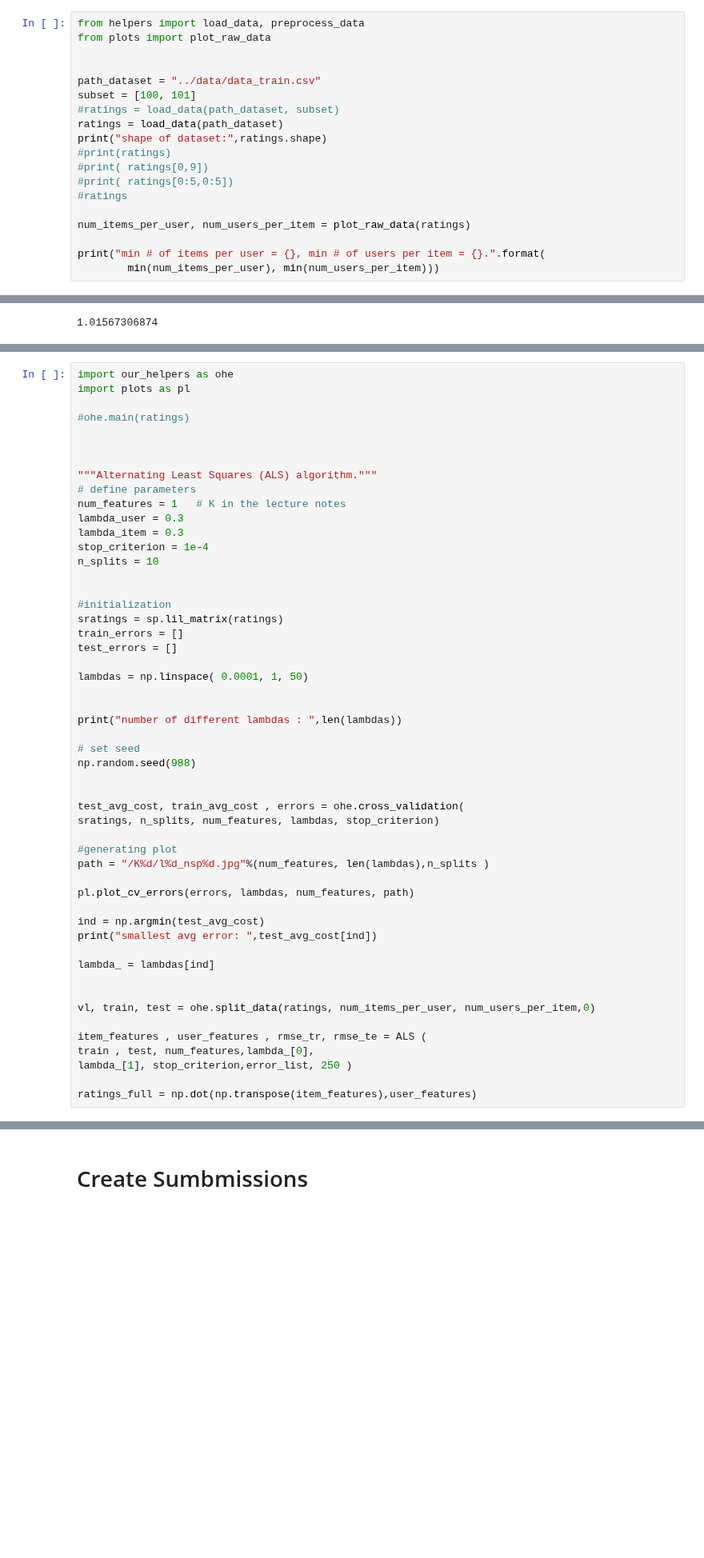
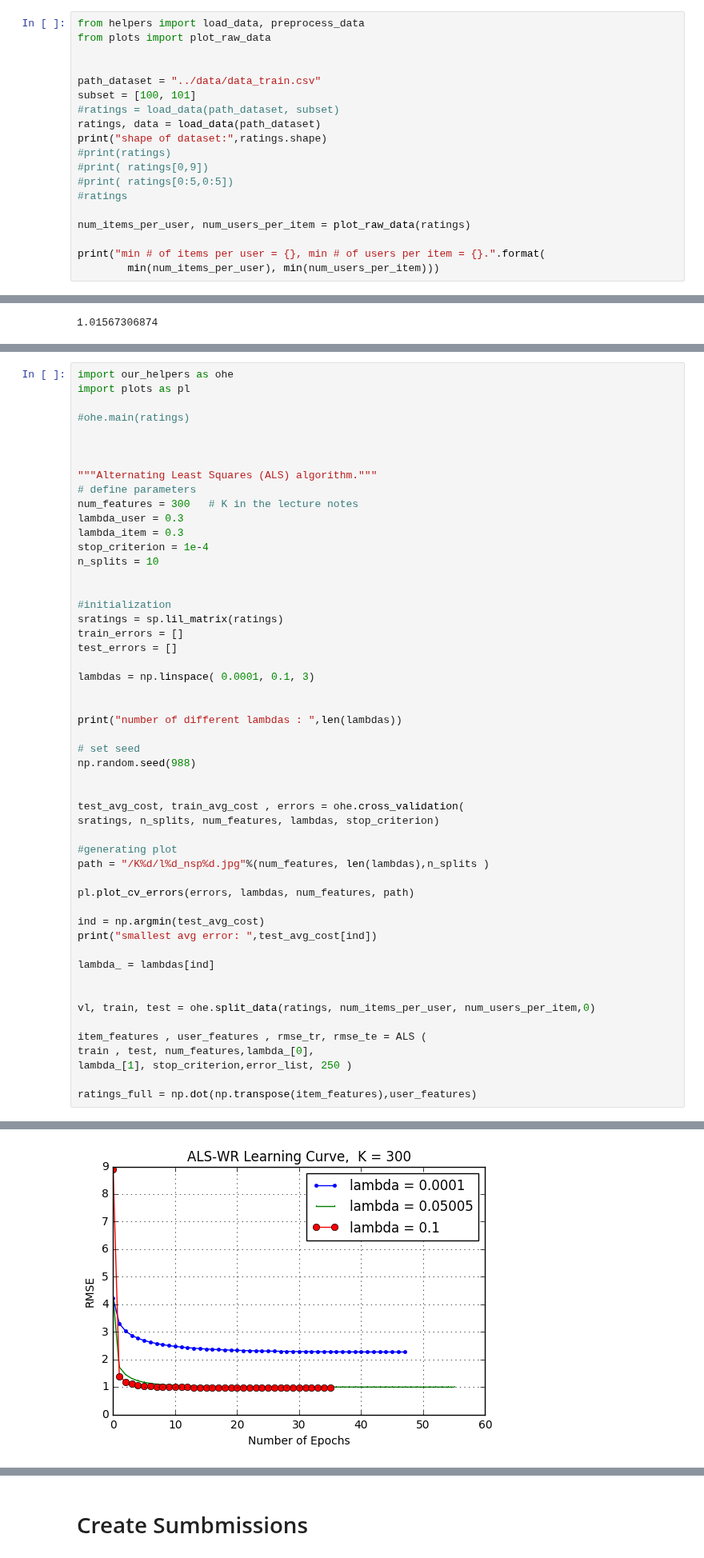
Before and after one commit to MLortki/Machine_Learning_Recommender_Systems, a Jupyter notebook: src/main_manana.ipynb, the cells around one changed output, grey strips where cells are left out. Shown at 80% size. Saved outputs shown, nothing was run; the diff lists cells and outputs as text; blank space fills up the shorter version.

```diff
--- a/src/main_manana.ipynb
+++ b/src/main_manana.ipynb
@@ -20,7 +20,7 @@ from plots import plot_raw_data
 path_dataset = "../data/data_train.csv"
 subset = [100, 101]
 #ratings = load_data(path_dataset, subset)
-ratings = load_data(path_dataset)
+ratings, data = load_data(path_dataset)
 print("shape of dataset:",ratings.shape)
 #print(ratings)
 #print( ratings[0,9])
@@ -121,7 +121,7 @@ import plots as pl
 
 """Alternating Least Squares (ALS) algorithm."""
 # define parameters
-num_features = 1   # K in the lecture notes
+num_features = 300   # K in the lecture notes
 lambda_user = 0.3
 lambda_item = 0.3
 stop_criterion = 1e-4
@@ -133,7 +133,7 @@ sratings = sp.lil_matrix(ratings)
 train_errors = []
 test_errors = []
 
-lambdas = np.linspace( 0.0001, 1, 50)
+lambdas = np.linspace( 0.0001, 0.1, 3)
 
 
 print("number of different lambdas : ",len(lambdas))
@@ -183,0 +184 @@ Final RMSE on test data: 1.000137099958044.
+[figure, added]
```
Also changed, not shown: parts of 7 cells of this notebook, 7 other files.
